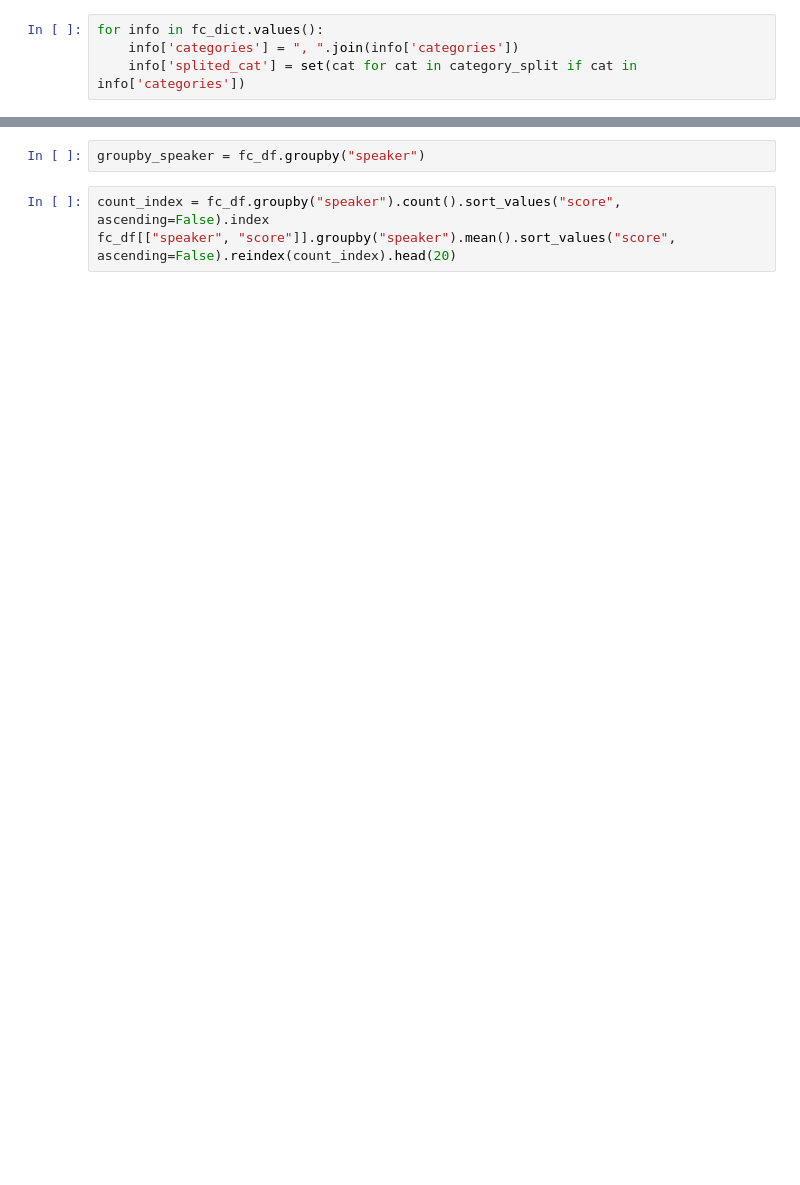
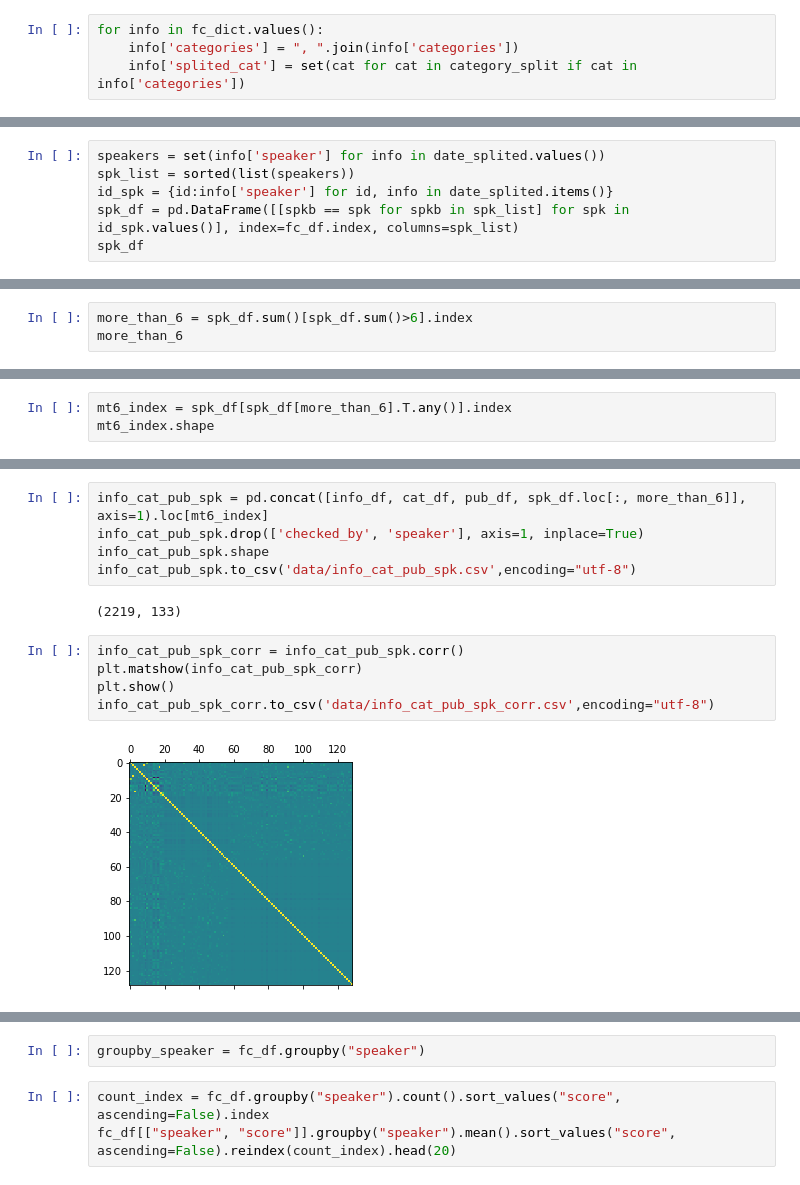
Before and after one commit to 2chanhaeng/snu-factcheck-analytics, a Jupyter notebook: scrap/snu-factcheck.ipynb, the cells around one changed output, grey strips where cells are left out. Cells and saved outputs as stored; diff of their text form; blank space fills up the shorter version.

```diff
--- a/scrap/snu-factcheck.ipynb
+++ b/scrap/snu-factcheck.ipynb
@@ -159,0 +166,6 @@ cat_score.corr()
+# %%
+speakers = set(info['speaker'] for info in date_splited.values())
+spk_list = sorted(list(speakers))
+id_spk = {id:info['speaker'] for id, info in date_splited.items()}
+spk_df = pd.DataFrame([[spkb == spk for spkb in spk_list] for spk in id_spk.values()], index=fc_df.index, columns=spk_list)
+spk_df
@@ -159,0 +186,3 @@ cat_score.corr()
+# %%
+more_than_6 = spk_df.sum()[spk_df.sum()>6].index
+more_than_6
@@ -159,0 +211,3 @@ cat_score.corr()
+# %%
+mt6_index = spk_df[spk_df[more_than_6].T.any()].index
+mt6_index.shape
@@ -159,0 +232,14 @@ cat_score.corr()
+# %%
+info_cat_pub_spk = pd.concat([info_df, cat_df, pub_df, spk_df.loc[:, more_than_6]], axis=1).loc[mt6_index]
+info_cat_pub_spk.drop(['checked_by', 'speaker'], axis=1, inplace=True)
+info_cat_pub_spk.shape
+info_cat_pub_spk.to_csv('data/info_cat_pub_spk.csv',encoding="utf-8")
+# %% [output]
+(2219, 133)
+# %%
+info_cat_pub_spk_corr = info_cat_pub_spk.corr()
+plt.matshow(info_cat_pub_spk_corr)
+plt.show()
+info_cat_pub_spk_corr.to_csv('data/info_cat_pub_spk_corr.csv',encoding="utf-8")
+# %% [output]
+[figure, added]
```
Also changed, not shown: parts of 45 cells of this notebook.
